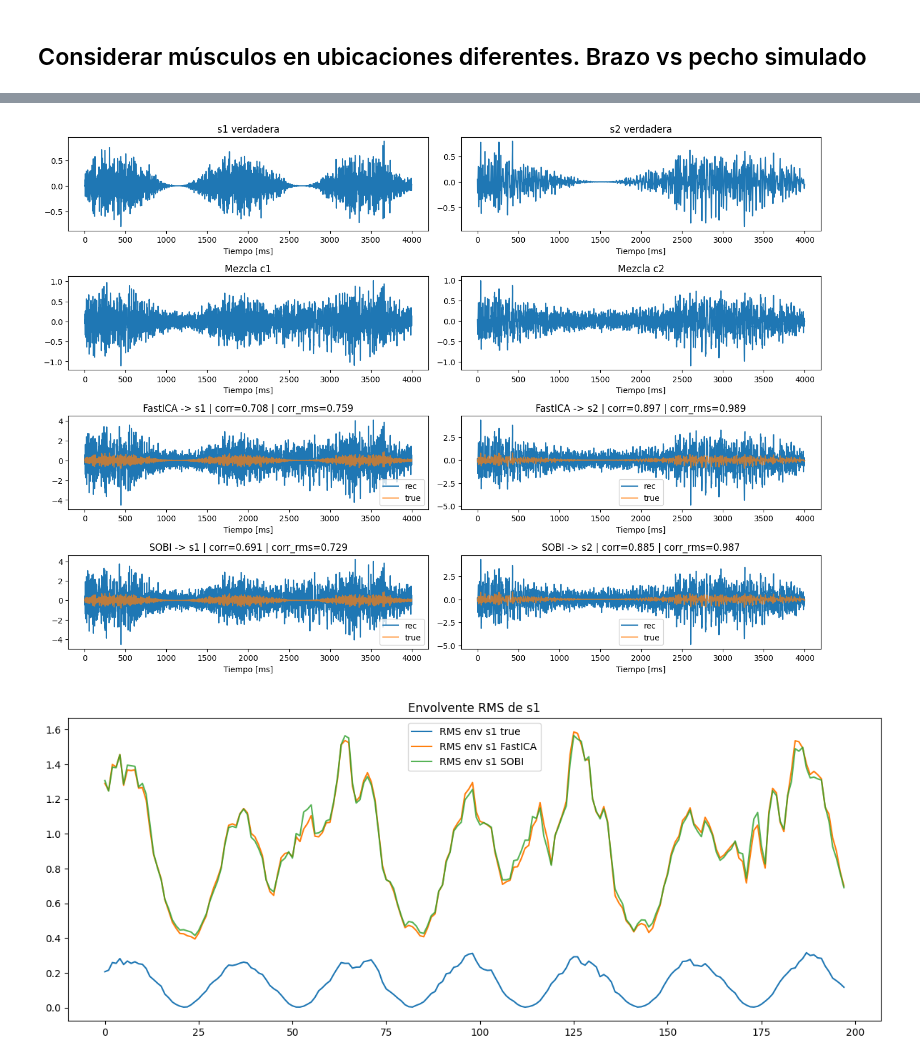
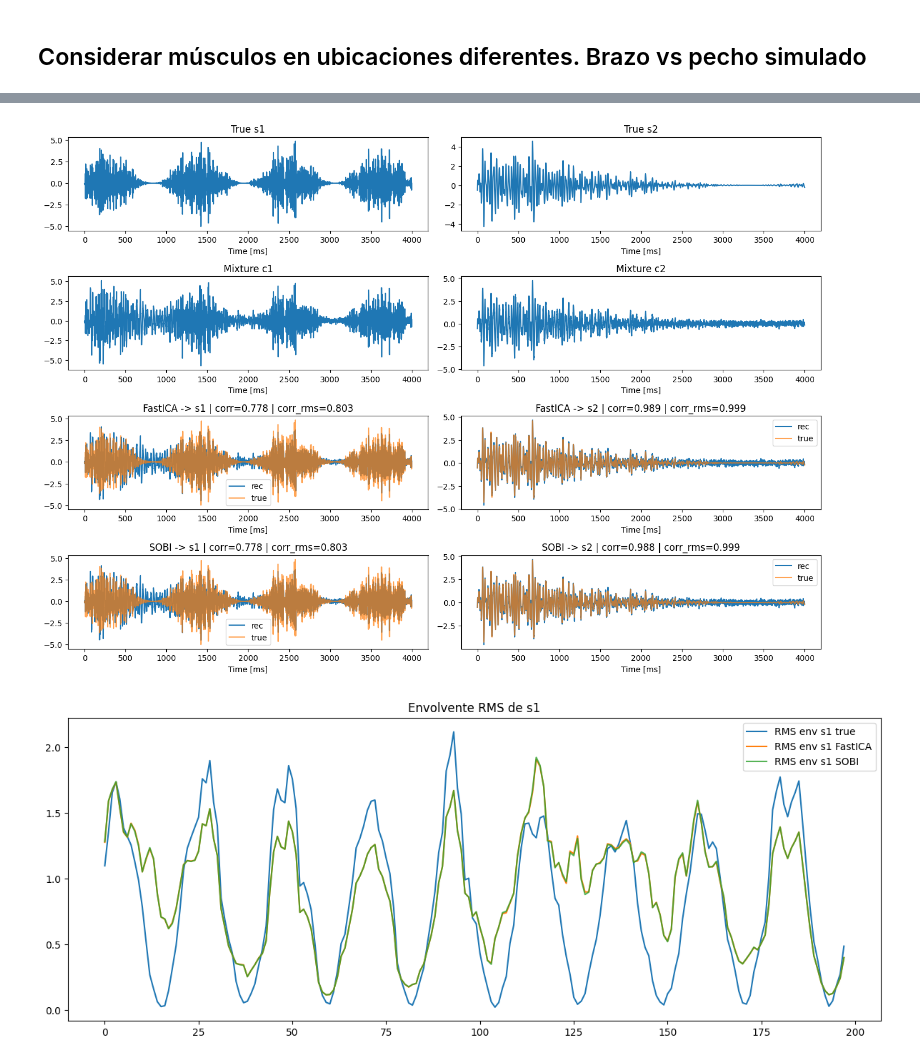
Before and after one commit to acobianiregui/TFG, a Jupyter notebook: codigo/notebooks/blind_testing.ipynb, the cells around one changed output, grey strips where cells are left out. Drawn from its saved outputs; the diff is of its cells as text; code cells hidden in the pictures.

```diff
--- a/codigo/notebooks/blind_testing.ipynb
+++ b/codigo/notebooks/blind_testing.ipynb
@@ -700,36 +1235,37 @@ Lag 20: s1=0.009, s2=-0.041
 # %%
-
-# =========================================================
 #Señales artificiales con retardos
 fs = 1000
 duracion = 10
 t = np.arange(0, duracion, 1/fs)
 N = len(t)
 
-# --- s1: Señal del Brazo (Bíceps) ---
-#Frecuencias más altas, pico ~100-150Hz
+#s1 fast component
 raw_s1 = np.random.normal(0, 1, N)
-#paso banda
-b1, a1 = signal.butter(4, [60, 250], btype='bandpass', fs=fs)
+
+# Frequencies clearly higher
+b1, a1 = signal.butter(2, [90, 180], btype='bandpass', fs=fs)
 s1 = signal.filtfilt(b1, a1, raw_s1)
-#envolvente con rafagas de 1.5
-env1 = 0.5 * (1 + np.sin(2 * np.pi * 0.66 * t))
+
+#s1 envelope
+env1 = 0.5 * (1 + np.sin(2 * np.pi * 0.9 * t))
 s1 *= env1
 
-# --- s2: Señal del Pectoral ---
-#Frecuencias más bajas, pico ~30-70Hz (más lenta)
+
+#s2 slow component
 raw_s2 = np.random.normal(0, 1, N)
-# paso banda entre 20 y 90 Hz
-b2, a2 = signal.butter(4, [20, 90], btype='bandpass', fs=fs)
+
+#Lower freq
+b2, a2 = signal.butter(2, [20, 50], btype='bandpass', fs=fs)
 s2 = signal.filtfilt(b2, a2, raw_s2)
-# Envolvente con cilcos de 3 segundos
-env2 = 0.5 * (1 + np.cos(2 * np.pi * 0.33 * t))
+
+#s2 envelope
+env2 = 0.6 * (1 + np.cos(2 * np.pi * 0.15 * t))
 s2 *= env2
 
-#Normalizar
-s1 = s1 / np.max(np.abs(s1))
-s2 = s2 / np.max(np.abs(s2))
 
+#RMS normalization
+s1 = s1 / (np.sqrt(np.mean(s1**2)) + 1e-12)
+s2 = s2 / (np.sqrt(np.mean(s2**2)) + 1e-12)
 S_true = np.column_stack([s1, s2])
 
 #Parametros
@@ -742,12 +1278,13 @@ a11 = 1.0
 a12 = beta
 a21 = 0.01
 a22 = 1.0
-noise_std = 0.1
+noise_std = 0.15
 seed = 0
 
 
-tau1_ms = 10
-tau2_ms = 10
+tau1_ms = 8
+tau2_ms = 8
+
 
 tau1 = int(fs * tau1_ms / 1000)
 tau2 = int(fs * tau2_ms / 1000)
@@ -787,7 +1324,7 @@ df_fastica, S_fastica_eval, env_fastica = evaluate_method(
 )
 
 #SOBI
-lags = [1, 2, 3, 5, 8, 12, 16, 20, 25, 30]
+lags = range(1, 21)
 S_sobi, W_sobi = sobi(X, n_sources=2, delays=lags)
 df_sobi, S_sobi_eval, env_sobi = evaluate_method(
     "SOBI", S_sobi, S_true,
@@ -810,31 +1347,30 @@ print(df_s1[[
 
 #Gráficas señales
 num_samples_plot = min(4000, N)
-t = np.arange(num_samples_plot) / fs * 1000  # en ms
+t = np.arange(num_samples_plot) / fs * 1000
 
 plt.figure(figsize=(14, 12))
 
 plt.subplot(5, 2, 1)
 plt.plot(t, s1[:num_samples_plot])
-plt.title("s1 verdadera")
-plt.xlabel("Tiempo [ms]")
+plt.title("True s1")
+plt.xlabel("Time [ms]")
 
 plt.subplot(5, 2, 2)
 plt.plot(t, s2[:num_samples_plot])
-plt.title("s2 verdadera")
-plt.xlabel("Tiempo [ms]")
-
+plt.title("True s2")
+plt.xlabel("Time [ms]")
 
 
 plt.subplot(5, 2, 3)
 plt.plot(t, X[:num_samples_plot, 0])
-plt.title("Mezcla c1")
-plt.xlabel("Tiempo [ms]")
+plt.title("Mixture c1")
+plt.xlabel("Time [ms]")
 
 plt.subplot(5, 2, 4)
 plt.plot(t, X[:num_samples_plot, 1])
-plt.title("Mezcla c2")
-plt.xlabel("Tiempo [ms]")
+plt.title("Mixture c2")
+plt.xlabel("Time [ms]")
 
 plt.subplot(5, 2, 5)
 plt.plot(t, S_fastica_eval[:num_samples_plot, 0], label="rec")
@@ -843,7 +1379,7 @@ plt.title(
     f"FastICA -> s1 | corr={safe_corr(S_fastica_eval[:,0], s1):.3f} | "
     f"corr_rms={env_fastica['s1']['corr_rms']:.3f}"
 )
-plt.xlabel("Tiempo [ms]")
+plt.xlabel("Time [ms]")
 plt.legend()
 
 plt.subplot(5, 2, 6)
@@ -853,7 +1389,7 @@ plt.title(
     f"FastICA -> s2 | corr={safe_corr(S_fastica_eval[:,1], s2):.3f} | "
     f"corr_rms={env_fastica['s2']['corr_rms']:.3f}"
 )
-plt.xlabel("Tiempo [ms]")
+plt.xlabel("Time [ms]")
 plt.legend()
 
 plt.subplot(5, 2, 7)
@@ -863,7 +1399,7 @@ plt.title(
     f"SOBI -> s1 | corr={safe_corr(S_sobi_eval[:,0], s1):.3f} | "
     f"corr_rms={env_sobi['s1']['corr_rms']:.3f}"
 )
-plt.xlabel("Tiempo [ms]")
+plt.xlabel("Time [ms]")
 plt.legend()
 
 plt.subplot(5, 2, 8)
@@ -873,7 +1409,7 @@ plt.title(
     f"SOBI -> s2 | corr={safe_corr(S_sobi_eval[:,1], s2):.3f} | "
     f"corr_rms={env_sobi['s2']['corr_rms']:.3f}"
 )
-plt.xlabel("Tiempo [ms]")
+plt.xlabel("Time [ms]")
 plt.legend()
 
 plt.tight_layout()
@@ -899,4 +1435,4 @@ FastICA 0.707674  0.758858  0.177464      1.0        4.63494         5.371494
-[figure, old version]
+[figure, new version]
 # %%
 plt.figure(figsize=(12, 5))
 plt.plot(env_fastica["s1"]["env_true"], label="RMS env s1 true")
@@ -907,7 +1443,7 @@ plt.legend()
 plt.tight_layout()
 plt.show()
 # %% [output]
-[figure, old version]
+[figure, new version]
 # %%
 r1 = autocorr_norm(s1)
 r2 = autocorr_norm(s2)
```
Also changed, not shown: parts of 18 cells of this notebook, 27 other files.
